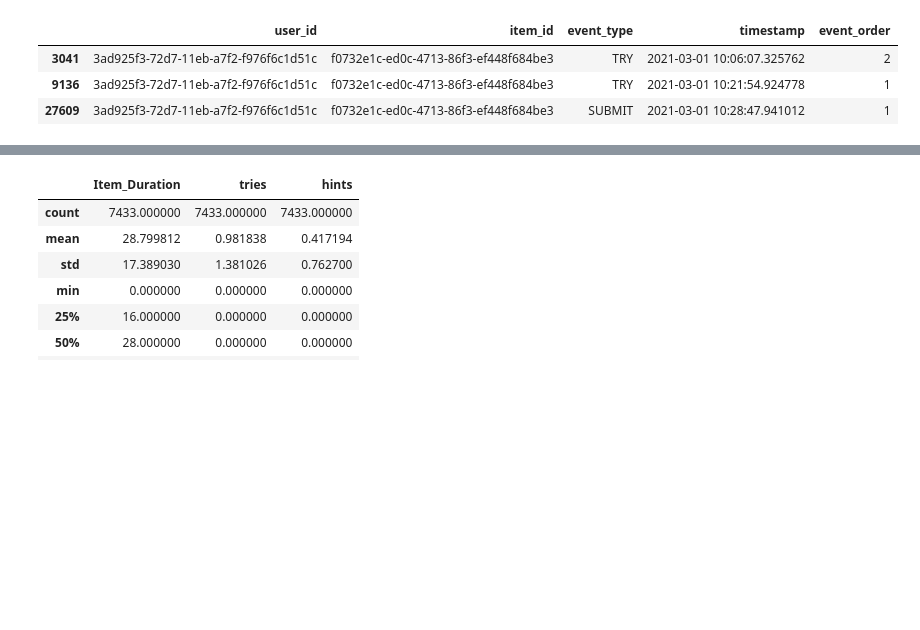
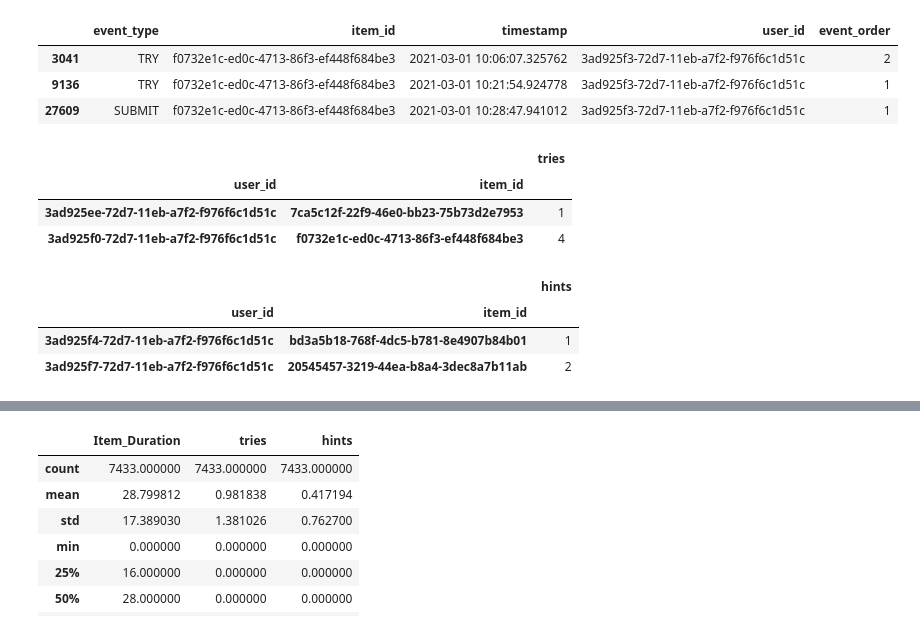
Before and after one commit to maheshwickramarachchi/FirstNPLProject, a Jupyter notebook: Script1.ipynb, the cells around one changed output, grey strips where cells are left out. Saved outputs shown, nothing was run; the diff lists cells and outputs as text; code cells hidden in the pictures; blank space fills up the shorter version.

```diff
--- a/Script1.ipynb
+++ b/Script1.ipynb
@@ -29,12 +29,12 @@ task_data.head(5)
 # %%
 df=task_data
 # %%
-df[df['user_id']=='3ad925f3-72d7-11eb-a7f2-f976f6c1d51c']
+#df[df['user_id']=='3ad925f3-72d7-11eb-a7f2-f976f6c1d51c']
 # %% [output]
-|  | user_id | item_id | event_type | timestamp | event_order |
-| 3041 | 3ad925f3-72d7-11eb-a7f2-f976f6c1d51c | f0732e1c-ed0c-4713-86f3-ef448f684be3 | TRY | 2021-03-01 10:06:07.325762 | 2 |
-| 9136 | 3ad925f3-72d7-11eb-a7f2-f976f6c1d51c | f0732e1c-ed0c-4713-86f3-ef448f684be3 | TRY | 2021-03-01 10:21:54.924778 | 1 |
-| 27609 | 3ad925f3-72d7-11eb-a7f2-f976f6c1d51c | f0732e1c-ed0c-4713-86f3-ef448f684be3 | SUBMIT | 2021-03-01 10:28:47.941012 | 1 |
+|  | event_type | item_id | timestamp | user_id | event_order |
+| 3041 | TRY | f0732e1c-ed0c-4713-86f3-ef448f684be3 | 2021-03-01 10:06:07.325762 | 3ad925f3-72d7-11eb-a7f2-f976f6c1d51c | 2 |
+| 9136 | TRY | f0732e1c-ed0c-4713-86f3-ef448f684be3 | 2021-03-01 10:21:54.924778 | 3ad925f3-72d7-11eb-a7f2-f976f6c1d51c | 1 |
+| 27609 | SUBMIT | f0732e1c-ed0c-4713-86f3-ef448f684be3 | 2021-03-01 10:28:47.941012 | 3ad925f3-72d7-11eb-a7f2-f976f6c1d51c | 1 |
 # %%
 df['event_order'] = df.sort_values(['timestamp'], ascending=False).groupby(['user_id','item_id','event_type']).cumcount() + 1
 # %%
@@ -44,7 +44,19 @@ columns=['user_id','item_id','event_type','event_order']
 #tries
 df_try=df[df['event_type']=='TRY'][['user_id','item_id','event_order']]
 df_try=df_try.groupby(by=['user_id','item_id']).max().rename(columns={'event_order':'tries'})
+df_try.head(2)
+# %% [output]
+|  |  | tries |
+| user_id | item_id |  |
+| 3ad925ee-72d7-11eb-a7f2-f976f6c1d51c | 7ca5c12f-22f9-46e0-bb23-75b73d2e7953 | 1 |
+| 3ad925f0-72d7-11eb-a7f2-f976f6c1d51c | f0732e1c-ed0c-4713-86f3-ef448f684be3 | 4 |
 # %%
 #hints
 df_hint=df[df['event_type']=='HINT'][['user_id','item_id','event_order']]
 df_hint=df_hint.groupby(by=['user_id','item_id']).max().rename(columns={'event_order':'hints'})
+df_hint.head(2)
+# %% [output]
+|  |  | hints |
+| user_id | item_id |  |
+| 3ad925f4-72d7-11eb-a7f2-f976f6c1d51c | bd3a5b18-768f-4dc5-b781-8e4907b84b01 | 1 |
+| 3ad925f7-72d7-11eb-a7f2-f976f6c1d51c | 20545457-3219-44ea-b8a4-3dec8a7b11ab | 2 |
```
Also changed, not shown: parts of 17 cells of this notebook.
